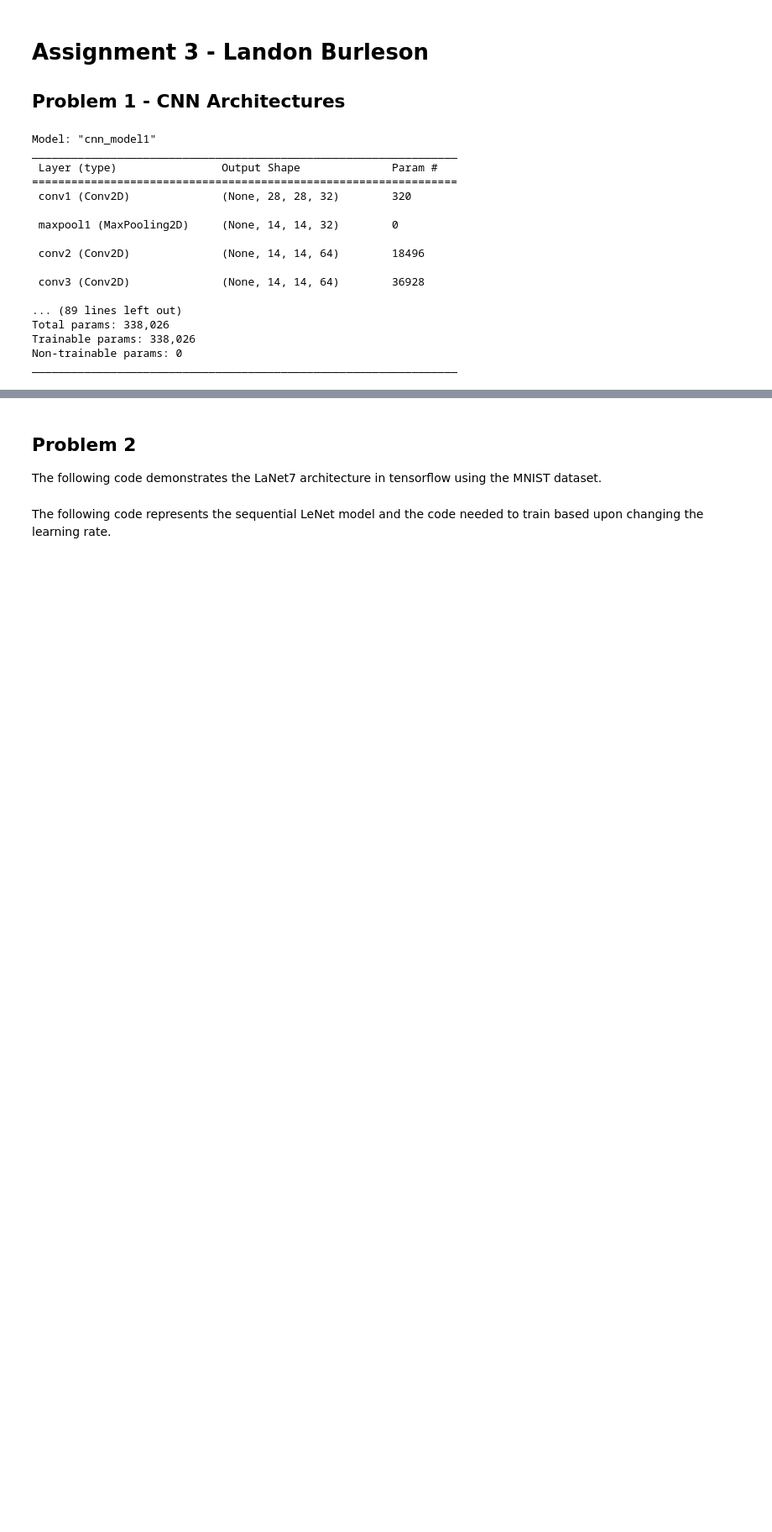
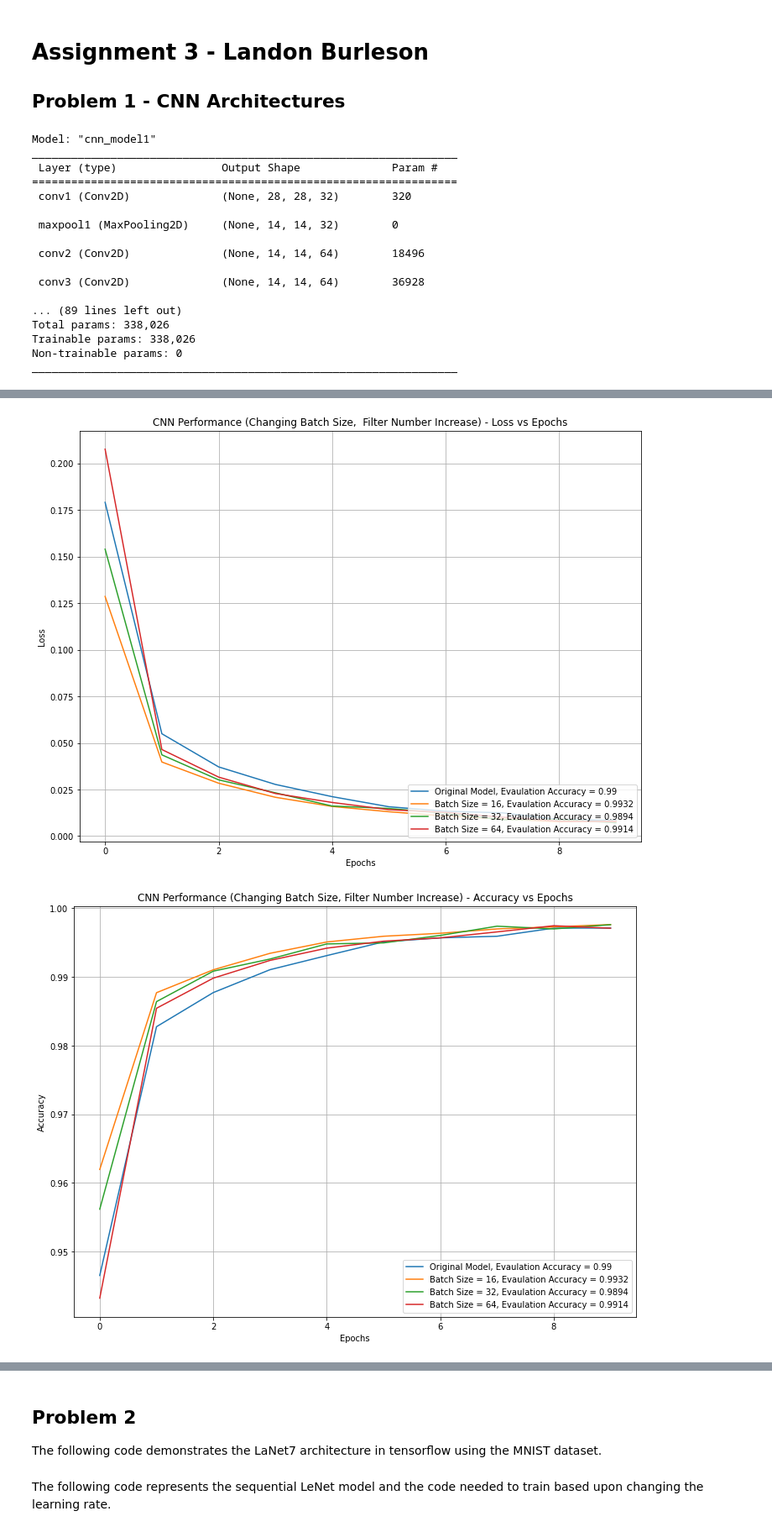
Before and after one commit to lrburle/ML_Asssignment3, a Jupyter notebook: assign_3.ipynb, the cells around one changed output, grey strips where cells are left out. Shown at 84% size. Cells and saved outputs as stored; diff of their text form; code cells hidden in the pictures; blank space fills up the shorter version.

```diff
--- a/assign_3.ipynb
+++ b/assign_3.ipynb
@@ -571,7 +605,7 @@ for idx, i in enumerate(history1):
 	if(idx == 0):
 		plt.plot(history1[idx].history['loss'], label=f'Original Model, Evaulation Accuracy = {test1[idx][1]:.4}')
 	else:
-		plt.plot(history1[idx].history['loss'], label=f'Batch Size = {batches[idx-1]:.4}, Evaulation Accuracy = {test1[idx][1]:.4}')
+		plt.plot(history1[idx].history['loss'], label=f'Batch Size = {batches[idx-1]}, Evaulation Accuracy = {test1[idx][1]:.4}')
 
 plt.legend(loc="lower right")
 plt.grid()
@@ -589,7 +623,7 @@ for idx, i in enumerate(history1):
 	if (idx == 0):
 		plt.plot(history1[idx].history['accuracy'], label=f'Original Model, Evaulation Accuracy = {test1[idx][1]:.4}')
 	else:
-		plt.plot(history1[idx].history['accuracy'], label=f'Batch Size = {batches[idx-1]:.4}, Evaulation Accuracy = {test1[idx][1]:.4}')
+		plt.plot(history1[idx].history['accuracy'], label=f'Batch Size = {batches[idx-1]}, Evaulation Accuracy = {test1[idx][1]:.4}')
 
 
 plt.grid()
@@ -607,7 +641,7 @@ for idx, i in enumerate(history2):
 	if(idx == 0):
 		plt.plot(history2[idx].history['loss'], label=f'Original Model, Evaulation Accuracy = {test2[idx][1]:.4}')
 	else:
-		plt.plot(history2[idx].history['loss'], label=f'Batch Size = {batches[idx-1]:.4}, Evaulation Accuracy = {test2[idx][1]:.4}')
+		plt.plot(history2[idx].history['loss'], label=f'Batch Size = {batches[idx-1]}, Evaulation Accuracy = {test2[idx][1]:.4}')
 
 plt.legend(loc="lower right")
 plt.grid()
@@ -625,7 +659,7 @@ for idx, i in enumerate(history2):
 	if (idx == 0):
 		plt.plot(history2[idx].history['accuracy'], label=f'Original Model, Evaulation Accuracy = {test2[idx][1]:.4}')
 	else:
-		plt.plot(history2[idx].history['accuracy'], label=f'Batch Size = {batches[idx-1]:.4}, Evaulation Accuracy = {test2[idx][1]:.4}')
+		plt.plot(history2[idx].history['accuracy'], label=f'Batch Size = {batches[idx-1]}, Evaulation Accuracy = {test2[idx][1]:.4}')
 
 plt.grid()
 plt.legend(loc="lower right")
@@ -634,32 +668,35 @@ plt.show()
 # Show the Loss vs Epochs for each architecture.
 plt.figure(figsize=[12, 9])
 plt.title("CNN Performance (Changing Batch Size,  Filter Hourglass) - Loss vs Epochs")
 plt.xlabel("Epochs")
 plt.ylabel("Loss")
 
 for idx, i in enumerate(history3):
 	if(idx == 0):
 		plt.plot(history3[idx].history['loss'], label=f'Original Model, Evaulation Accuracy = {test3[idx][1]:.4}')
 	else:
-		plt.plot(history3[idx].history['loss'], label=f'Batch Size = {batches[idx-1]:.4}, Evaulation Accuracy = {test3[idx][1]:.4}')
+		plt.plot(history3[idx].history['loss'], label=f'Batch Size = {batches[idx-1]}, Evaulation Accuracy = {test3[idx][1]:.4}')
 
 plt.legend(loc="lower right")
 plt.grid()
 plt.show()
 
 # Plotting the accuracy versus the epochs in the training parameters.
 plt.figure(figsize=[12, 9])
 plt.title("CNN Performance (Changing Batch Size, Filter Hourglass) - Accuracy vs Epochs")
 plt.xlabel("Epochs")
 plt.ylabel("Accuracy")
 
 for idx, i in enumerate(history3):
 	if (idx == 0):
 		plt.plot(history3[idx].history['accuracy'], label=f'Original Model, Evaulation Accuracy = {test3[idx][1]:.4}')
 	else:
-		plt.plot(history3[idx].history['accuracy'], label=f'Batch Size = {batches[idx-1]:.4}, Evaulation Accuracy = {test3[idx][1]:.4}')
+		plt.plot(history3[idx].history['accuracy'], label=f'Batch Size = {batches[idx-1]}, Evaulation Accuracy = {test3[idx][1]:.4}')
 
 
 plt.grid()
 plt.legend(loc="lower right")
 plt.show()
+# %% [output]
+[figure, added]
+[figure, added]
```
Also changed, not shown: parts of 24 cells of this notebook.
